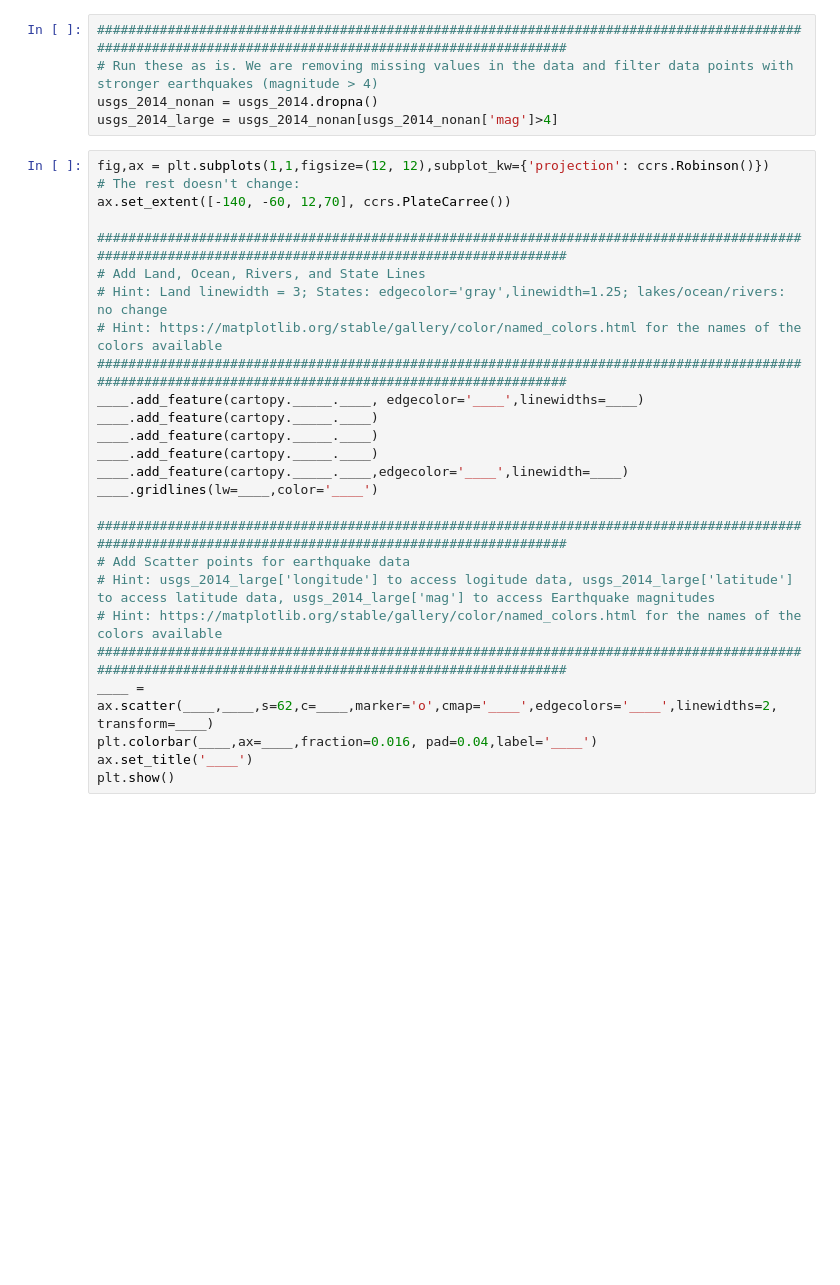
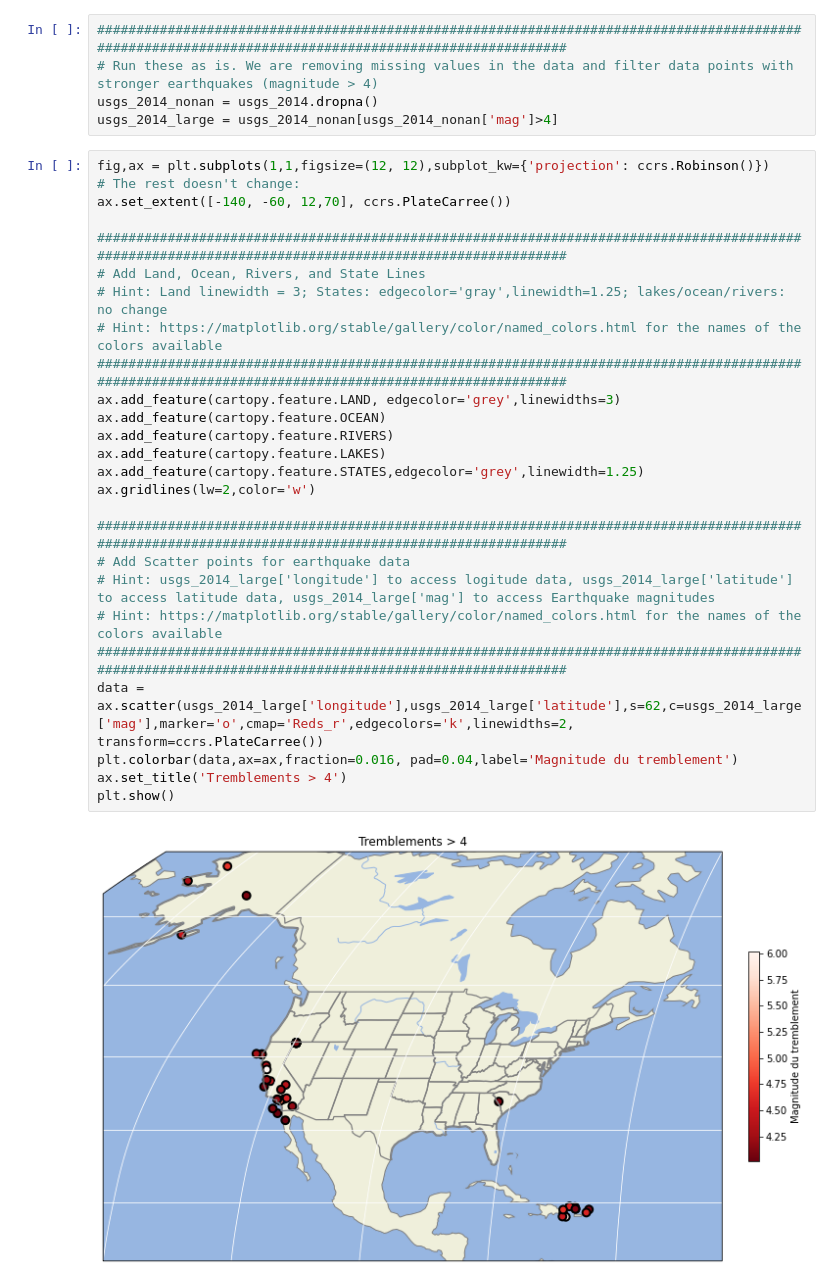
Before and after one commit to mrfabien/2022_Intro_Python, a Jupyter notebook: Exercises/W2_S2.ipynb, the cells around one changed output. Saved outputs shown, nothing was run; the diff lists cells and outputs as text; blank space fills up the shorter version.

```diff
--- a/Exercises/W2_S2.ipynb
+++ b/Exercises/W2_S2.ipynb
@@ -254,26 +256,28 @@ usgs_2014_large = usgs_2014_nonan[usgs_2014_nonan['mag']>4]
 # %%
 fig,ax = plt.subplots(1,1,figsize=(12, 12),subplot_kw={'projection': ccrs.Robinson()})
 # The rest doesn't change:
 ax.set_extent([-140, -60, 12,70], ccrs.PlateCarree())
 
 ######################################################################################################################################################
 # Add Land, Ocean, Rivers, and State Lines
 # Hint: Land linewidth = 3; States: edgecolor='gray',linewidth=1.25; lakes/ocean/rivers: no change
 # Hint: https://matplotlib.org/stable/gallery/color/named_colors.html for the names of the colors available
 ######################################################################################################################################################
-____.add_feature(cartopy._____.____, edgecolor='____',linewidths=____)
-____.add_feature(cartopy._____.____)
-____.add_feature(cartopy._____.____)
-____.add_feature(cartopy._____.____)
-____.add_feature(cartopy._____.____,edgecolor='____',linewidth=____)
-____.gridlines(lw=____,color='____')
+ax.add_feature(cartopy.feature.LAND, edgecolor='grey',linewidths=3)
+ax.add_feature(cartopy.feature.OCEAN)
+ax.add_feature(cartopy.feature.RIVERS)
+ax.add_feature(cartopy.feature.LAKES)
+ax.add_feature(cartopy.feature.STATES,edgecolor='grey',linewidth=1.25)
+ax.gridlines(lw=2,color='w')
 
 ######################################################################################################################################################
 # Add Scatter points for earthquake data
 # Hint: usgs_2014_large['longitude'] to access logitude data, usgs_2014_large['latitude'] to access latitude data, usgs_2014_large['mag'] to access Earthquake magnitudes
 # Hint: https://matplotlib.org/stable/gallery/color/named_colors.html for the names of the colors available
 ######################################################################################################################################################
-____ = ax.scatter(____,____,s=62,c=____,marker='o',cmap='____',edgecolors='____',linewidths=2, transform=____)
-plt.colorbar(____,ax=____,fraction=0.016, pad=0.04,label='____')
-ax.set_title('____')
+data = ax.scatter(usgs_2014_large['longitude'],usgs_2014_large['latitude'],s=62,c=usgs_2014_large['mag'],marker='o',cmap='Reds_r',edgecolors='k',linewidths=2, transform=ccrs.PlateCarree())
+plt.colorbar(data,ax=ax,fraction=0.016, pad=0.04,label='Magnitude du tremblement')
+ax.set_title('Tremblements > 4')
 plt.show()
+# %% [output]
+[figure, added]
```
Also changed, not shown: parts of 1 cell of this notebook.
